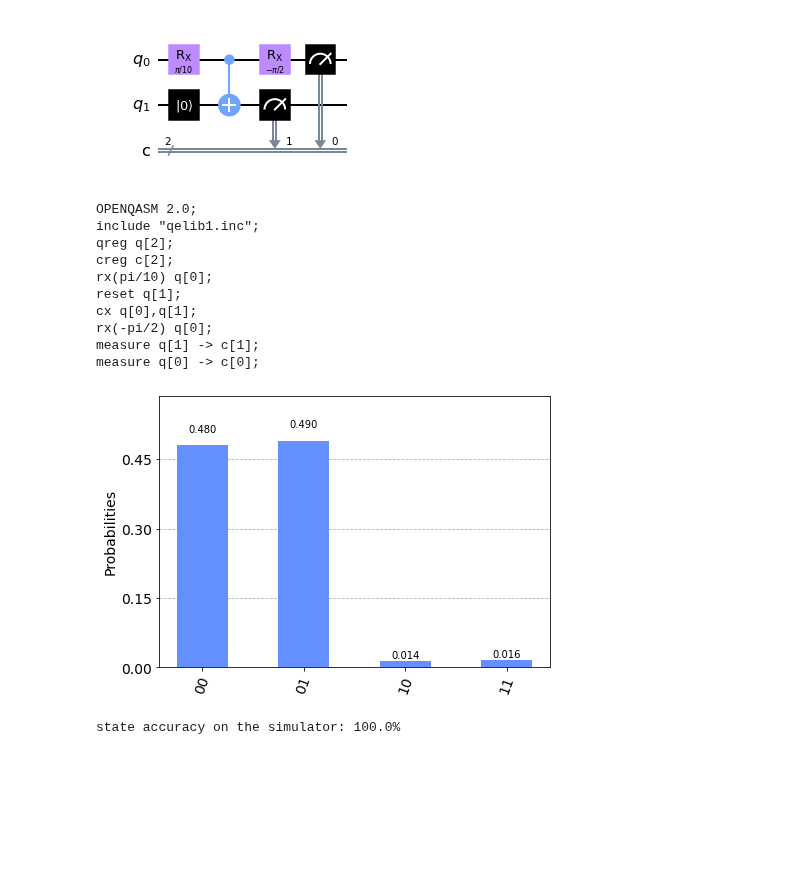
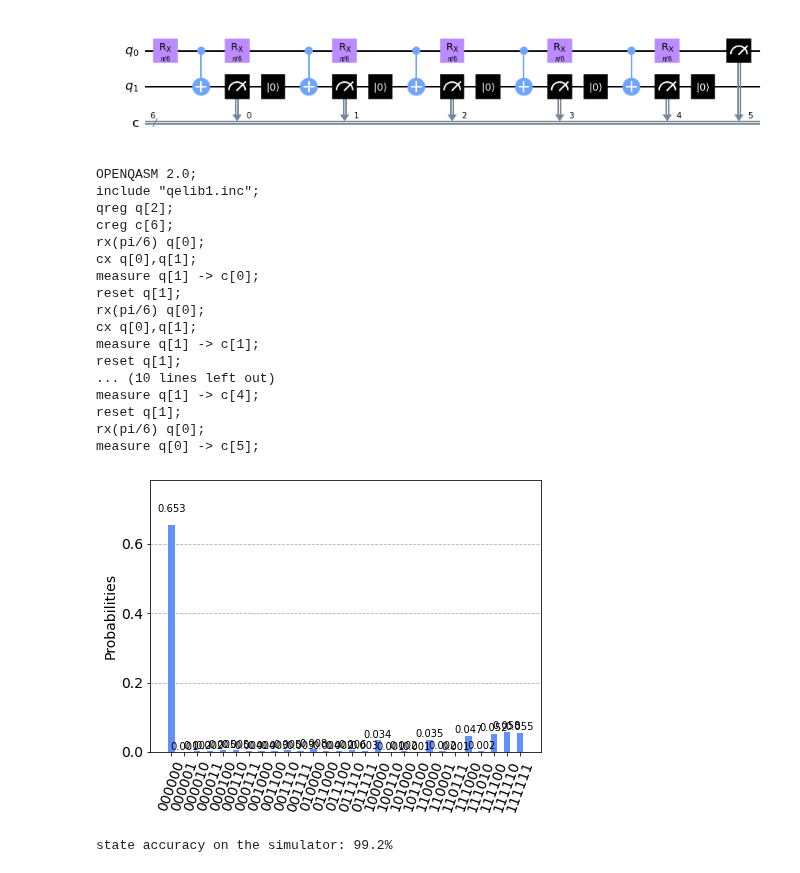
Before and after one commit to FreddyTF/QuantumBiscuit, a Jupyter notebook: volaris-noise-improv.ipynb, the cells around one changed output. Cells and saved outputs as stored; diff of their text form; code cells hidden in the pictures; blank space fills up the shorter version.

```diff
--- a/volaris-noise-improv.ipynb
+++ b/volaris-noise-improv.ipynb
@@ -17,52 +18,59 @@ shots = 1000 # high number of shots per execution
 # %%
 cycles = 6 # Choose the number of times we want to pass our photon through the mystery box. The more, the better.
 theta = np.pi/cycles # The correct reflectivity of our beamsplitter is chosen for the quantum Zeno effect to work.
 
 # Create our quantum circuit
 qr = QuantumRegister(2, 'q')
 cr = ClassicalRegister(cycles, 'c')
-zeno_tester = QuantumCircuit(qr, cr)
+zt = QuantumCircuit(qr, cr)
 
 # Create a chain of our variable beamsplitters and C-NOT bombs
 for cycle in range(cycles-1):
-    zeno_tester.append(RXGate(theta), [qr[0]])
-    zeno_tester.cx(0, 1)
-    zeno_tester.measure(qr[1],cr[cycle])
-    zeno_tester.reset(qr[1])
+    zt.append(RXGate(theta), [qr[0]])
+    zt.cx(0, 1)
+    zt.measure(qr[1],cr[cycle])
+    zt.reset(qr[1])
 
 # Add a final beamsplitter
-zeno_tester.append(RXGate(theta), [qr[0]])
+zt.append(RXGate(theta), [qr[0]])
 
 #Measure our photon to predict whether there is a bomb, and measure our bomb qubit to see if it exploded.
-zeno_tester.measure(qr[0],cr[cycles-1])
-zeno_tester.draw(output='mpl')
+zt.measure(qr[0],cr[cycles-1])
+zt.draw(output='mpl')
 # %% [output]
-[figure, old version]
+[figure, new version]
 # %%
-print(circuit.qasm())
+print(zt.qasm())
 # %% [output]
 OPENQASM 2.0;
 include "qelib1.inc";
 qreg q[2];
-creg c[2];
-rx(pi/10) q[0];
+creg c[6];
+rx(pi/6) q[0];
+cx q[0],q[1];
+measure q[1] -> c[0];
 reset q[1];
+rx(pi/6) q[0];
 cx q[0],q[1];
-rx(-pi/2) q[0];
 measure q[1] -> c[1];
-measure q[0] -> c[0];
+reset q[1];
+... (10 lines left out)
+measure q[1] -> c[4];
+reset q[1];
+rx(pi/6) q[0];
+measure q[0] -> c[5];
 # %%
 # Running the basic bomb tester circuit
 
 from qiskit.providers.aer import QasmSimulator
 simulator = QasmSimulator()
 
-job = simulator.run(circuit, shots=1000)
+job = simulator.run(zt, shots=1000)
 result = job.result()
-counts = result.get_counts(circuit)
+counts = result.get_counts(zt)
 
 from qiskit.visualization import plot_histogram
 plot_histogram(counts)
 # %% [output]
-[figure, old version]
+[figure, new version]
 # %%
@@ -76,11 +84,11 @@ def get_state_accuracy(counts): # funciton to calculate state accuracy
     state_accuracy = expected_counts / shots
     return str(state_accuracy*100)+"%"
 # %%
-counts = execute(circuit, backend=Aer.get_backend('qasm_simulator'), shots=shots).result().get_counts() # execution on simulator
+counts = execute(zt, backend=Aer.get_backend('qasm_simulator'), shots=shots).result().get_counts() # execution on simulator
 state_accuracy = get_state_accuracy(counts)
 print(f"state accuracy on the simulator: {state_accuracy}")
 # %% [output]
-state accuracy on the simulator: 100.0%
+state accuracy on the simulator: 99.2%
 # %%
 from qiskit.test.mock import *
 
```
Also changed, not shown: parts of 3 cells of this notebook.
